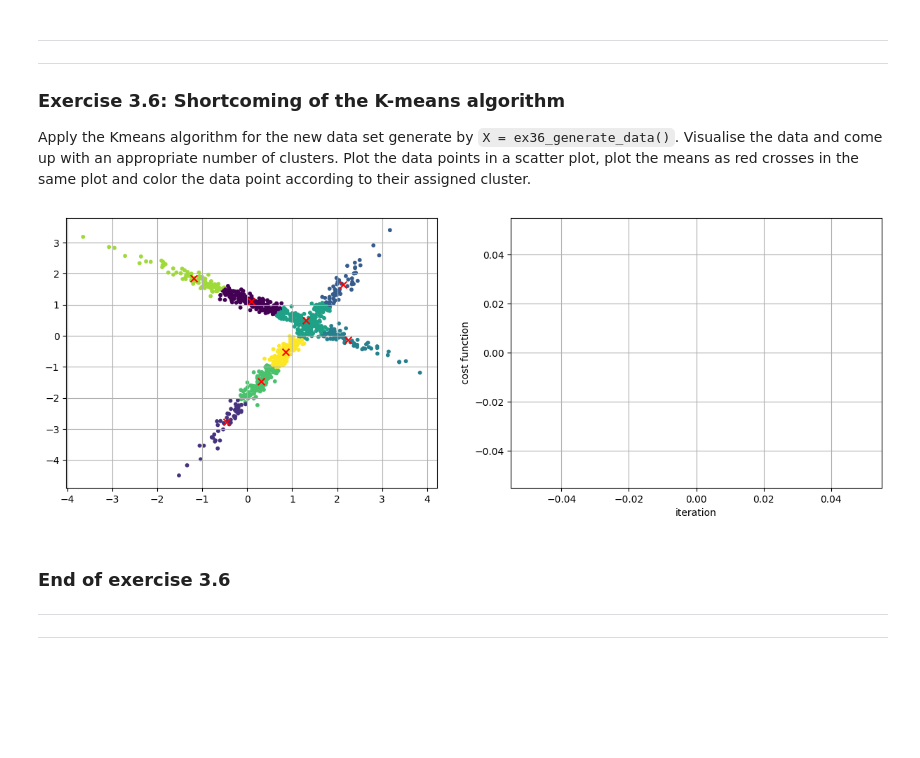
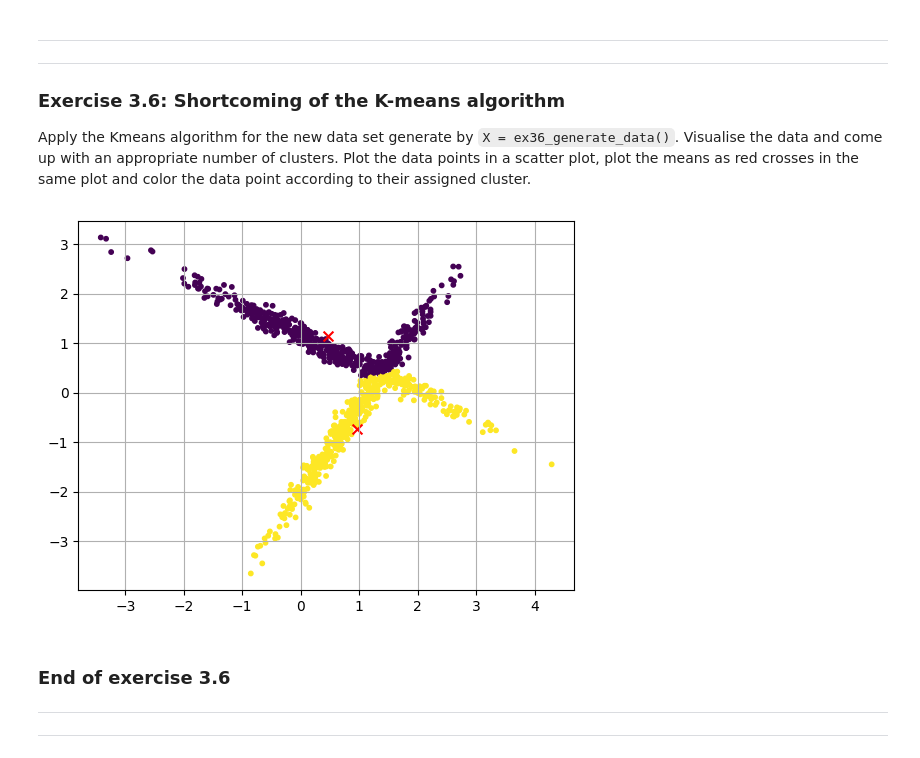
Before and after one commit to ThijmenG/5ARB0_git, a Jupyter notebook: analysis-group11.ipynb, the cells around one changed output. Drawn from its saved outputs; the diff is of its cells as text; code cells hidden in the pictures; blank space fills up the shorter version.

```diff
--- a/analysis-group11.ipynb
+++ b/analysis-group11.ipynb
@@ -587,35 +587,24 @@ Apply the Kmeans algorithm for the new data set generate by `X = ex36_generate_d
 # %%
 # generate data
 X = ex36_generate_data()
-# %%
-#// BEGIN_TODO [5ARB0_Analysis_3_6a] Plot clusters of new data set
-
-k=8
-J_losses=[]
-
-means, rho, J = Kmeans(X, k)
-
-# while k<=20:
-#     means, rho, J = Kmeans(X, k)
-#     J_losses.append(J[-1])
-#     k=k+1
-# # plt.figure()
-# plt.plot([i+2 for i in range(len(J_losses))],J_losses)
-# plt.title('Final loss J for different # clusters for same dataset')
-# plt.xlabel("# of clusters")
-# plt.ylabel("Final loss J")
-# plt.grid()
-
-_,ax = plt.subplots(ncols=2, figsize=(15,5))
-ax[0].scatter(X[:,0], X[:,1], 10, c=np.argmax(rho, axis=1))
-ax[0].scatter(means[:,0], means[:,1], 50, c="red", marker="x")
-ax[1].plot(J_losses)
-ax[0].grid(), ax[1].grid(), ax[1].set_ylabel("cost function"), ax[1].set_xlabel("iteration");
-
-
-#// END_TODO [5ARB0_Analysis_3_6a]
-# %% [output]
-[figure, removed]
+# %%
+#// BEGIN_TODO [5ARB0_Analysis_3_6a] Plot clusters of new data set
+
+# The created K-means algorithm is not able to correctly visualize the clusters. k=2 was chosen as the data seems to consist
+# of two distinct clusters crossing, but the algorithm cant capture this.
+k=2
+
+means, rho, J = Kmeans(X, k)
+
+# Code for plotting
+plt.figure()
+plt.scatter(X[:,0], X[:,1], 10, c=np.argmax(rho, axis=1))
+plt.scatter(means[:,0], means[:,1], 50, c="red", marker="x")
+plt.grid()
+
+#// END_TODO [5ARB0_Analysis_3_6a]
+# %% [output]
+[figure, added]
 # %% [markdown]
 ### End of exercise 3.6
 ---
```
Also changed, not shown: parts of 5 cells of this notebook.
